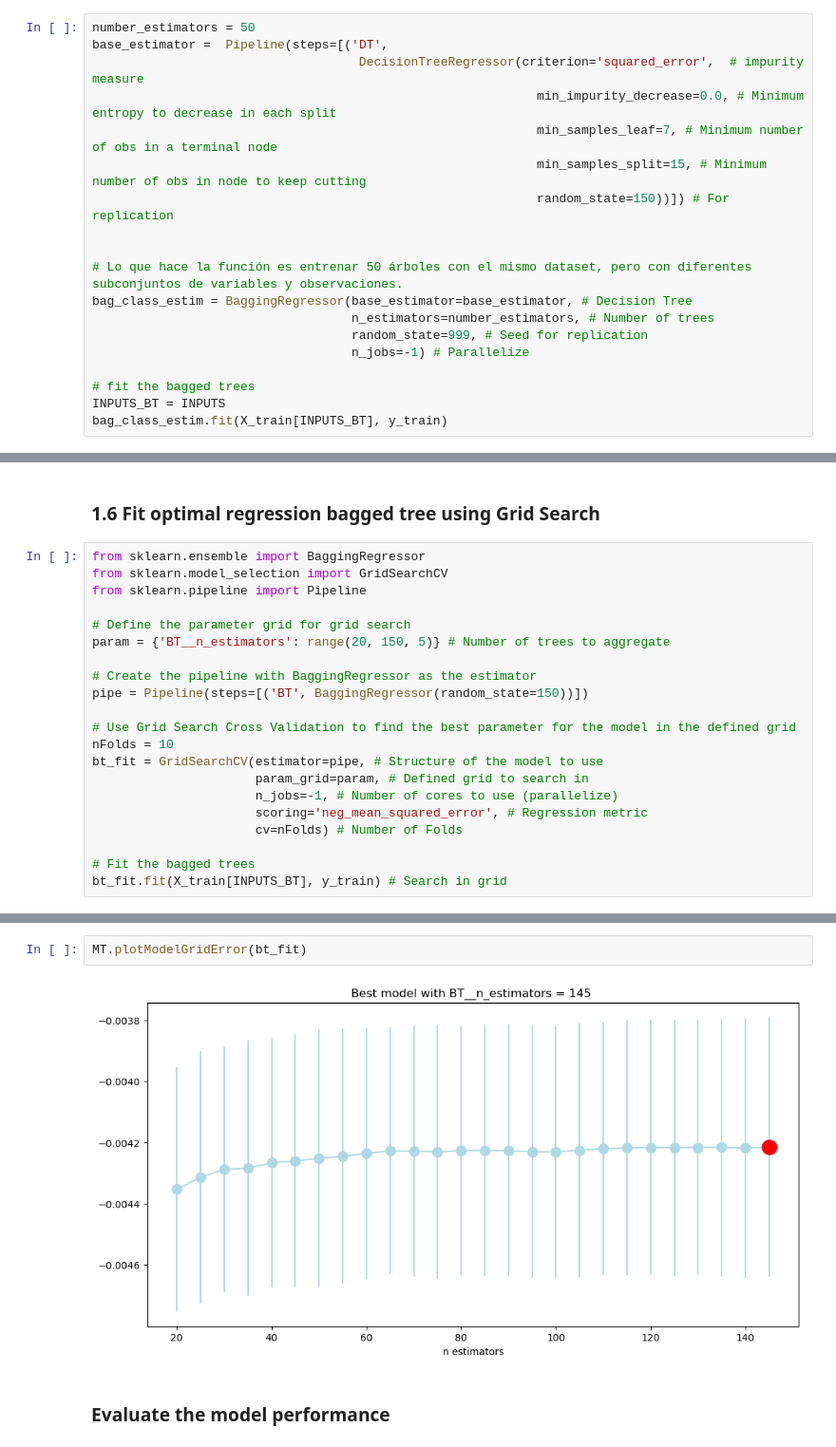
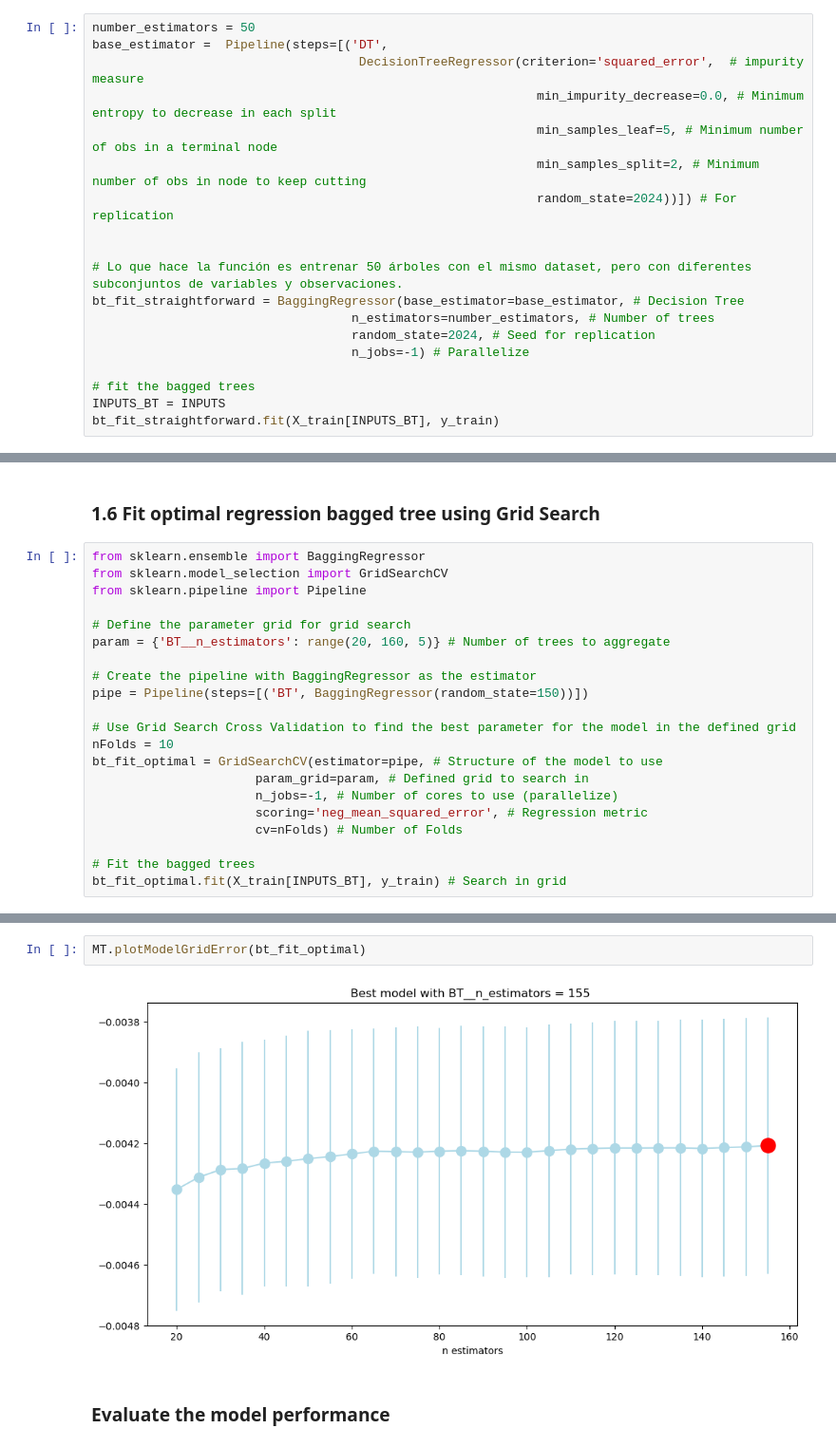
Before and after one commit to elena-cabrera/ensemble-solar, a Jupyter notebook: BaggingModel.ipynb, the cells around one changed output, grey strips where cells are left out. Shown at 95% size. Drawn from its saved outputs; the diff is of its cells as text.

Commit message:
new models

```diff
--- a/BaggingModel.ipynb
+++ b/BaggingModel.ipynb
@@ -333,19 +294,19 @@ number_estimators = 50
 base_estimator =  Pipeline(steps=[('DT',
                                     DecisionTreeRegressor(criterion='squared_error',  # impurity measure
                                                             min_impurity_decrease=0.0, # Minimum entropy to decrease in each split
-                                                            min_samples_leaf=7, # Minimum number of obs in a terminal node
-                                                            min_samples_split=15, # Minimum number of obs in node to keep cutting
-                                                            random_state=150))]) # For replication
+                                                            min_samples_leaf=5, # Minimum number of obs in a terminal node
+                                                            min_samples_split=2, # Minimum number of obs in node to keep cutting
+                                                            random_state=2024))]) # For replication
 
 
 # Lo que hace la función es entrenar 50 árboles con el mismo dataset, pero con diferentes subconjuntos de variables y observaciones.
-bag_class_estim = BaggingRegressor(base_estimator=base_estimator, # Decision Tree
+bt_fit_straightforward = BaggingRegressor(base_estimator=base_estimator, # Decision Tree
                                    n_estimators=number_estimators, # Number of trees
-                                   random_state=999, # Seed for replication
+                                   random_state=2024, # Seed for replication
                                    n_jobs=-1) # Parallelize
 
 # fit the bagged trees
 INPUTS_BT = INPUTS
-bag_class_estim.fit(X_train[INPUTS_BT], y_train)
+bt_fit_straightforward.fit(X_train[INPUTS_BT], y_train)
 # %% [output]
 BaggingRegressor(base_estimator=Pipeline(steps=[('DT',
@@ -540,21 +460,21 @@ from sklearn.model_selection import GridSearchCV
 from sklearn.pipeline import Pipeline
 
 # Define the parameter grid for grid search
-param = {'BT__n_estimators': range(20, 150, 5)} # Number of trees to aggregate
+param = {'BT__n_estimators': range(20, 160, 5)} # Number of trees to aggregate
 
 # Create the pipeline with BaggingRegressor as the estimator
 pipe = Pipeline(steps=[('BT', BaggingRegressor(random_state=150))])
 
 # Use Grid Search Cross Validation to find the best parameter for the model in the defined grid
 nFolds = 10
-bt_fit = GridSearchCV(estimator=pipe, # Structure of the model to use
+bt_fit_optimal = GridSearchCV(estimator=pipe, # Structure of the model to use
                       param_grid=param, # Defined grid to search in
                       n_jobs=-1, # Number of cores to use (parallelize)
                       scoring='neg_mean_squared_error', # Regression metric
                       cv=nFolds) # Number of Folds
 
 # Fit the bagged trees
-bt_fit.fit(X_train[INPUTS_BT], y_train) # Search in grid
+bt_fit_optimal.fit(X_train[INPUTS_BT], y_train) # Search in grid
 # %% [output]
 GridSearchCV(cv=10,
              estimator=Pipeline(steps=[('BT',
@@ -563,8 +483,8 @@ GridSearchCV(cv=10,
              scoring='neg_mean_squared_error')
 # %%
-MT.plotModelGridError(bt_fit)
+MT.plotModelGridError(bt_fit_optimal)
 # %% [output]
-[figure, old version]
+[figure, new version]
 # %% [markdown]
 ### Evaluate the model performance
 # %%
```
Also changed, not shown: parts of 21 cells of this notebook, 3 other files.
